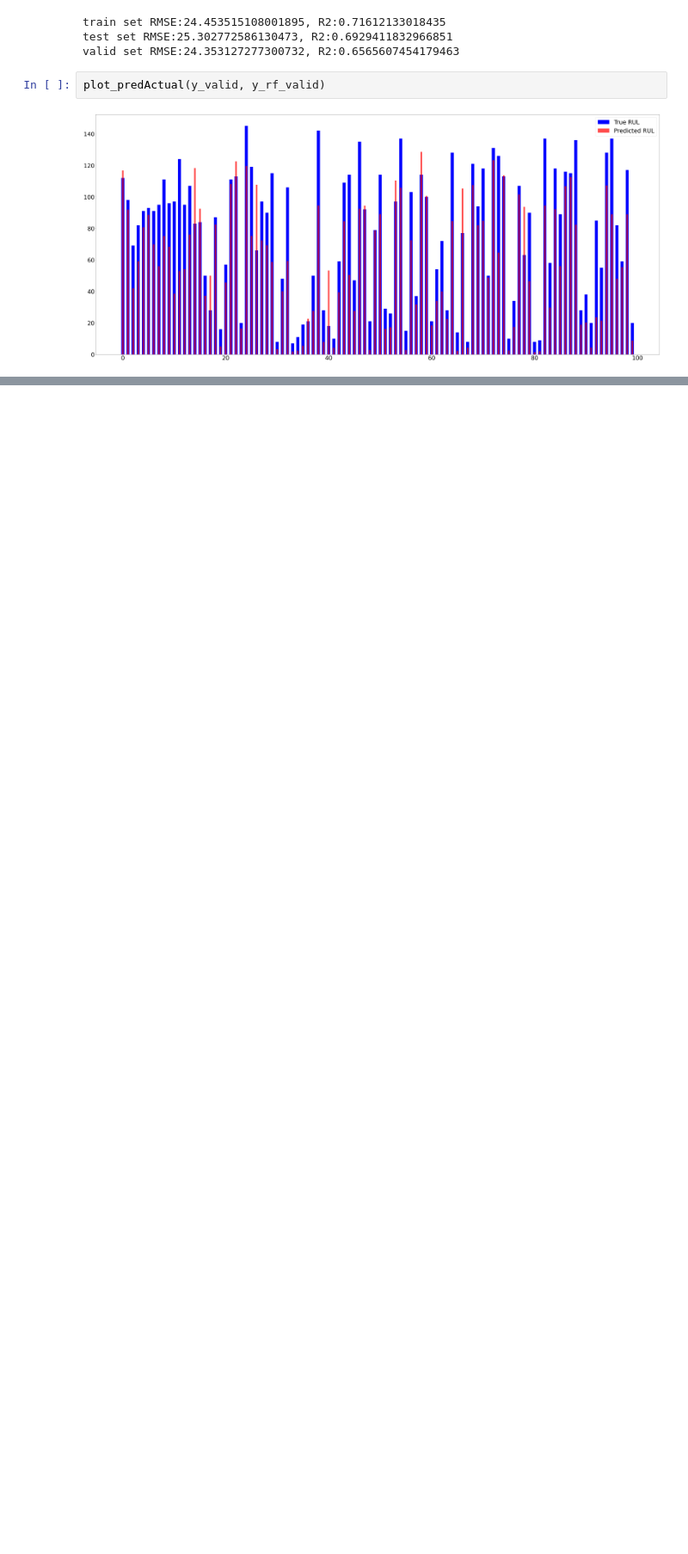
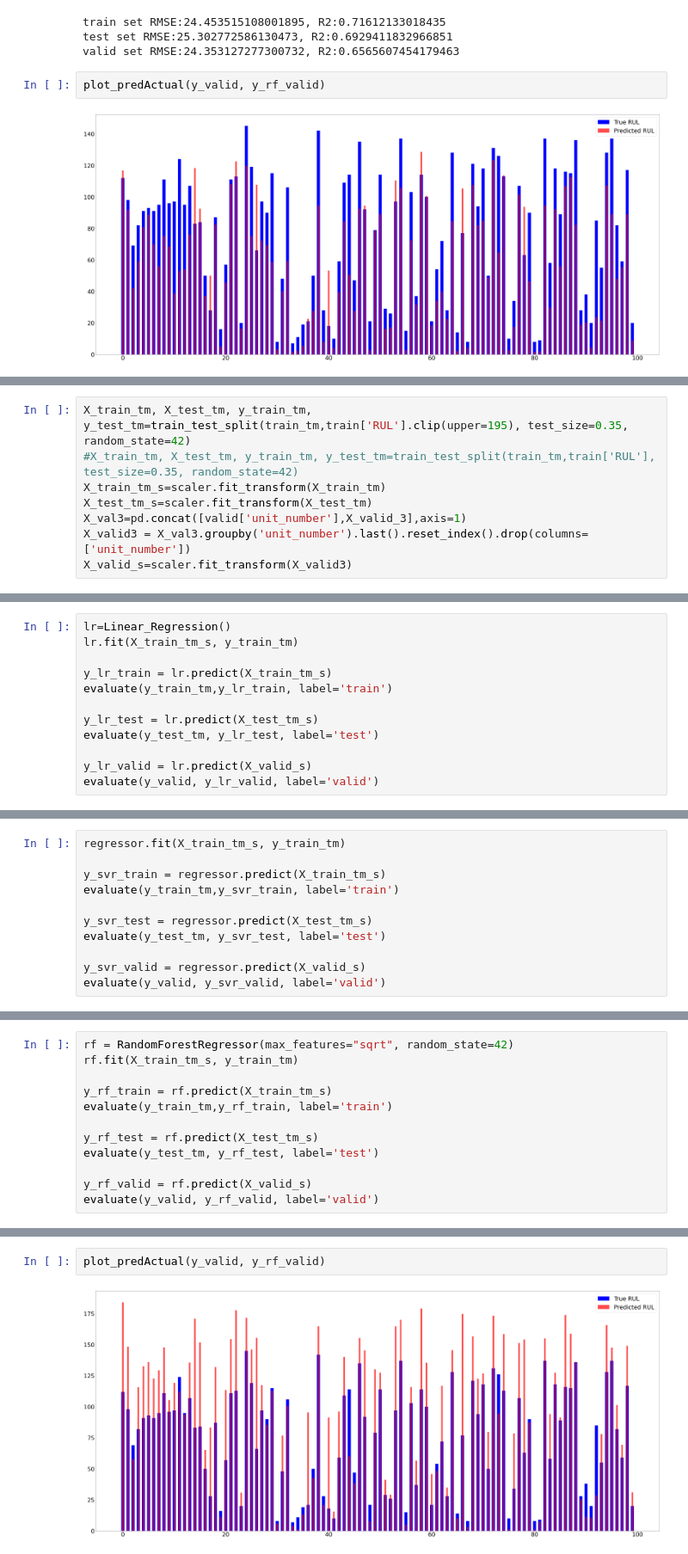
Before and after one commit to cristian-torres-ds/predictive_maintenance, a Jupyter notebook: turbinas_nasa/mantenimiento_predictivo.ipynb, the cells around one changed output, grey strips where cells are left out. Shown at 86% size. Drawn from its saved outputs; the diff is of its cells as text; blank space fills up the shorter version.

```diff
--- a/turbinas_nasa/mantenimiento_predictivo.ipynb
+++ b/turbinas_nasa/mantenimiento_predictivo.ipynb
@@ -721,0 +769,8 @@ plot_predActual(y_valid, y_rf_valid)
+# %%
+X_train_tm, X_test_tm, y_train_tm, y_test_tm=train_test_split(train_tm,train['RUL'].clip(upper=195), test_size=0.35, random_state=42)
+#X_train_tm, X_test_tm, y_train_tm, y_test_tm=train_test_split(train_tm,train['RUL'], test_size=0.35, random_state=42)
+X_train_tm_s=scaler.fit_transform(X_train_tm)
+X_test_tm_s=scaler.fit_transform(X_test_tm)
+X_val3=pd.concat([valid['unit_number'],X_valid_3],axis=1)
+X_valid3 = X_val3.groupby('unit_number').last().reset_index().drop(columns=['unit_number'])
+X_valid_s=scaler.fit_transform(X_valid3)
@@ -721,0 +779,12 @@ plot_predActual(y_valid, y_rf_valid)
+# %%
+lr=Linear_Regression()
+lr.fit(X_train_tm_s, y_train_tm)
+
+y_lr_train = lr.predict(X_train_tm_s)
+evaluate(y_train_tm,y_lr_train, label='train')
+
+y_lr_test = lr.predict(X_test_tm_s)
+evaluate(y_test_tm, y_lr_test, label='test')
+
+y_lr_valid = lr.predict(X_valid_s)
+evaluate(y_valid, y_lr_valid, label='valid')
@@ -721,0 +797,11 @@ plot_predActual(y_valid, y_rf_valid)
+# %%
+regressor.fit(X_train_tm_s, y_train_tm)
+
+y_svr_train = regressor.predict(X_train_tm_s)
+evaluate(y_train_tm,y_svr_train, label='train')
+
+y_svr_test = regressor.predict(X_test_tm_s)
+evaluate(y_test_tm, y_svr_test, label='test')
+
+y_svr_valid = regressor.predict(X_valid_s)
+evaluate(y_valid, y_svr_valid, label='valid')
@@ -721,0 +814,12 @@ plot_predActual(y_valid, y_rf_valid)
+# %%
+rf = RandomForestRegressor(max_features="sqrt", random_state=42)
+rf.fit(X_train_tm_s, y_train_tm)
+
+y_rf_train = rf.predict(X_train_tm_s)
+evaluate(y_train_tm,y_rf_train, label='train')
+
+y_rf_test = rf.predict(X_test_tm_s)
+evaluate(y_test_tm, y_rf_test, label='test')
+
+y_rf_valid = rf.predict(X_valid_s)
+evaluate(y_valid, y_rf_valid, label='valid')
@@ -721,0 +830,4 @@ plot_predActual(y_valid, y_rf_valid)
+# %%
+plot_predActual(y_valid, y_rf_valid)
+# %% [output]
+[figure, added]
```
Also changed, not shown: parts of 21 cells of this notebook, 1 other file.
